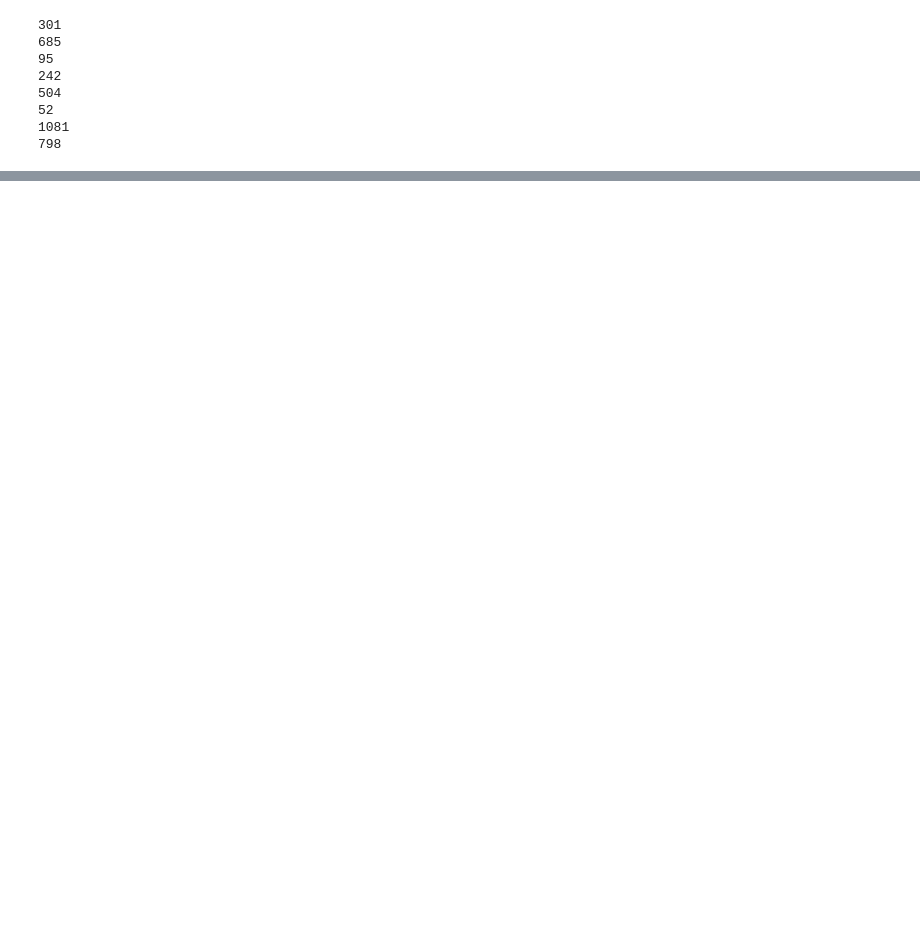
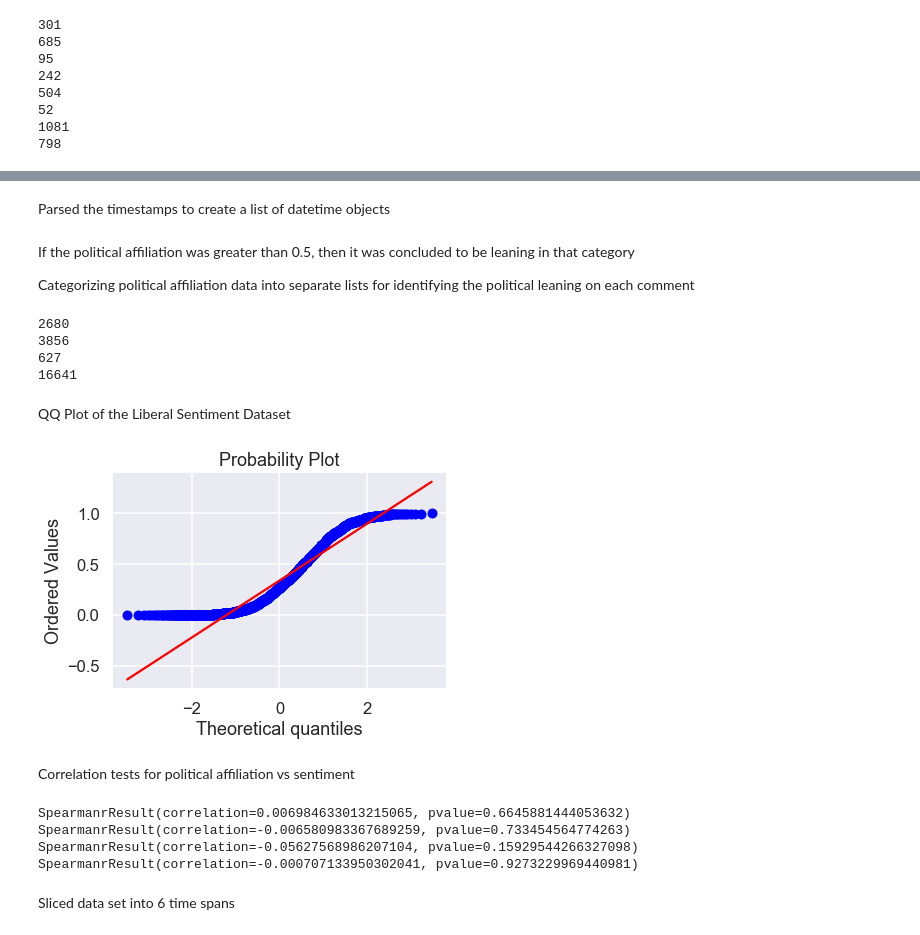
Before and after one commit to ChrisBlair2019/DataAnalysisCapstoneParkland, a Jupyter notebook: Practicum2.ipynb, the cells around one changed output, grey strips where cells are left out. Cells and saved outputs as stored; diff of their text form; code cells hidden in the pictures; blank space fills up the shorter version.

```diff
--- a/Practicum2.ipynb
+++ b/Practicum2.ipynb
@@ -208,0 +366,3 @@ plotly.offline.plot(fig, auto_open=True)
+# %%
+with open('final_indico.json', 'r') as myfile:
+    data = json.loads(myfile.read())
@@ -208,0 +393,2 @@ plotly.offline.plot(fig, auto_open=True)
+# %% [markdown]
+Parsed the timestamps to create a list of datetime objects
@@ -208,0 +410,72 @@ plotly.offline.plot(fig, auto_open=True)
+# %% [markdown]
+If the political affiliation was greater than 0.5, then it was concluded to be leaning in that category
+
+Categorizing political affiliation data into separate lists for identifying the political leaning on each comment
+# %%
+liberal = []
+conservative = []
+green = []
+libertarian = []
+
+
+sentiment_liberal = []
+sentiment_conservative = []
+sentiment_green = []
+sentiment_libertarian = []
+
+liberal_time = []
+conservative_time = []
+
+
+for x in range(len(political)):
+    if(political[x]['Liberal'] > 0.5):
+        liberal.append(political[x]['Liberal'])
+        sentiment_liberal.append(sentiment[x])
+        liberal_time.append(time[x])
+    elif(political[x]['Conservative'] > 0.5):
+        conservative.append(political[x]['Conservative'])
+        sentiment_conservative.append(sentiment[x])
+        conservative_time.append(time[x])
+    elif(political[x]['Green'] > 0.5):
+        green.append(political[x]['Green'])
+        sentiment_green.append(sentiment[x])
+    elif(political[x]['Libertarian'] > 0.5):
+        libertarian.append(political[x]['Libertarian'])
+        sentiment_libertarian.append(sentiment[x])
+
+
+
+print(len(liberal))
+print(len(conservative))
+print(len(green))
+print(len(libertarian))
+# %% [output]
+2680
+3856
+627
+16641
+# %% [markdown]
+QQ Plot of the Liberal Sentiment Dataset
+# %%
+stats.probplot(sentiment_liberal, dist="norm", plot=pylab)
+pylab.show()
+# %% [output]
+[figure, added]
+# %% [markdown]
+Correlation tests for political affiliation vs sentiment
+# %%
+import scipy
+
+
+
+print(scipy.stats.spearmanr(sentiment_conservative, conservative))
+print(scipy.stats.spearmanr(sentiment_liberal, liberal))
+print(scipy.stats.spearmanr(sentiment_green, green))
+print(scipy.stats.spearmanr(sentiment_libertarian, libertarian))
+# %% [output]
+SpearmanrResult(correlation=0.006984633013215065, pvalue=0.6645881444053632)
+SpearmanrResult(correlation=-0.006580983367689259, pvalue=0.733454564774263)
+SpearmanrResult(correlation=-0.05627568986207104, pvalue=0.15929544266327098)
+SpearmanrResult(correlation=-0.000707133950302041, pvalue=0.9273229969440981)
+# %% [markdown]
+Sliced data set into 6 time spans
```
Also changed, not shown: parts of 42 cells of this notebook, 12 other files.
